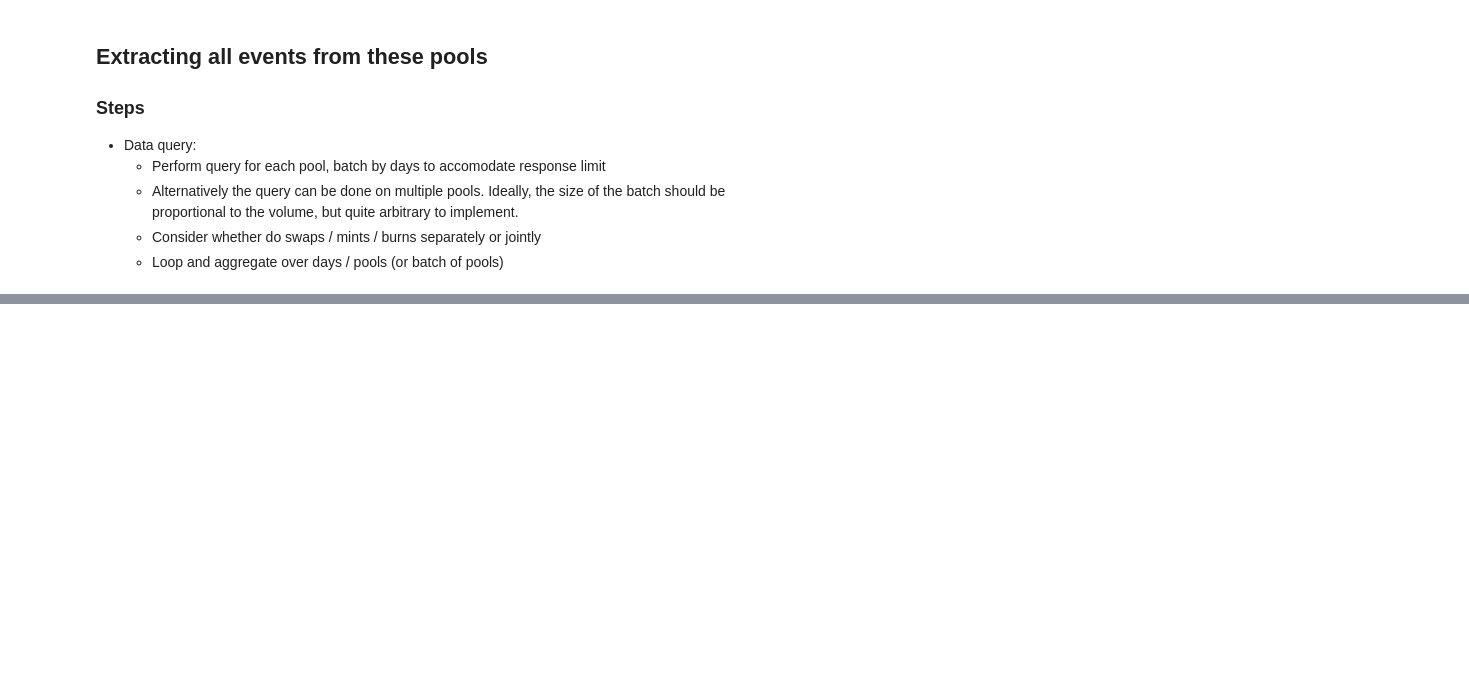
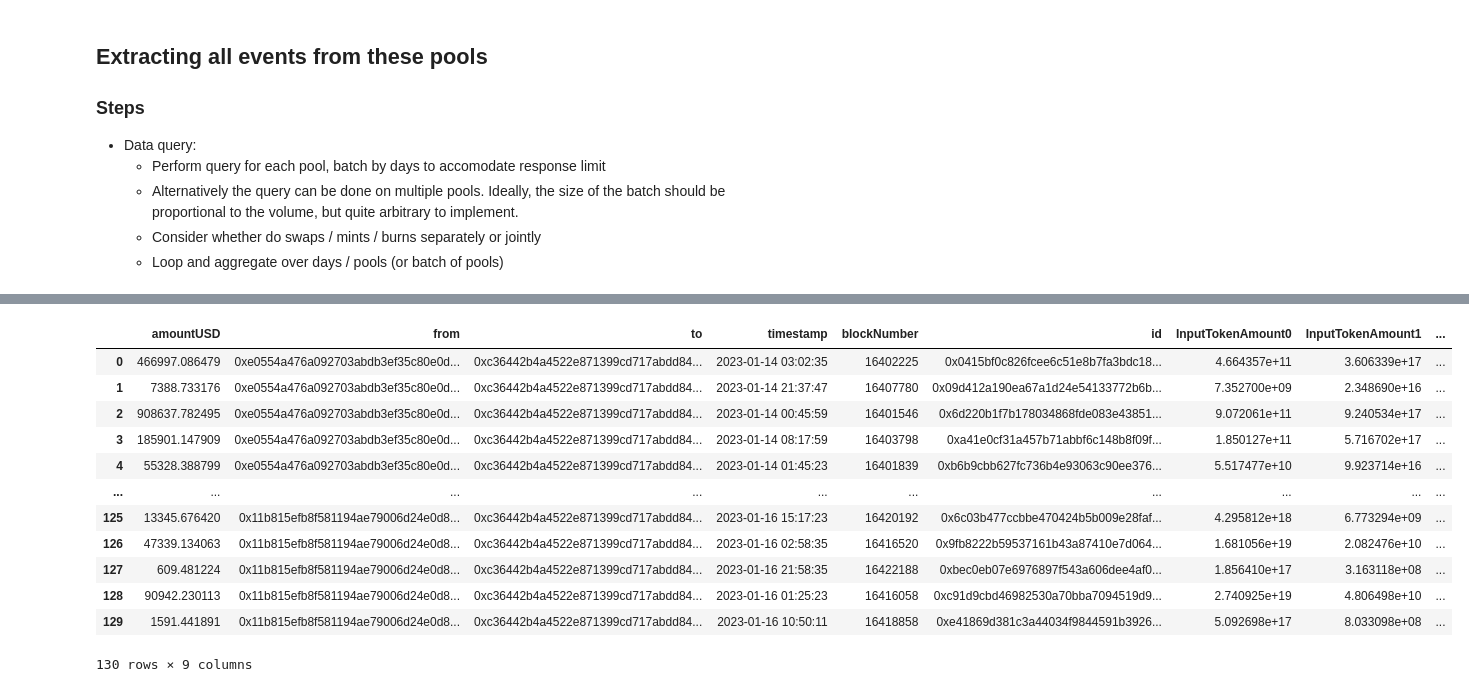
Before and after one commit to juliencarponcy/py0xcluster, a Jupyter notebook: notebooks/Pool_clustering.ipynb, the cells around one changed output, grey strips where cells are left out. Cells and saved outputs as stored; diff of their text form; code cells hidden in the pictures; blank space fills up the shorter version.

```diff
--- a/notebooks/Pool_clustering.ipynb
+++ b/notebooks/Pool_clustering.ipynb
@@ -166,0 +176,16 @@ Queriying from 2023-01-14 00:00:00 to 2023-01-15 00:00:00
+# %%
+uni3_events.withdraws
+# %% [output]
+|  | amountUSD | from | to | timestamp | blockNumber | id | InputTokenAmount0 | InputTokenAmount1 | ... |
+| 0 | 466997.086479 | 0xe0554a476a092703abdb3ef35c80e0d... | 0xc36442b4a4522e871399cd717abdd84... | 2023-01-14 03:02:35 | 16402225 | 0x0415bf0c826fcee6c51e8b7fa3bdc18... | 4.664357e+11 | 3.606339e+17 | ... |
+| 1 | 7388.733176 | 0xe0554a476a092703abdb3ef35c80e0d... | 0xc36442b4a4522e871399cd717abdd84... | 2023-01-14 21:37:47 | 16407780 | 0x09d412a190ea67a1d24e54133772b6b... | 7.352700e+09 | 2.348690e+16 | ... |
+| 2 | 908637.782495 | 0xe0554a476a092703abdb3ef35c80e0d... | 0xc36442b4a4522e871399cd717abdd84... | 2023-01-14 00:45:59 | 16401546 | 0x6d220b1f7b178034868fde083e43851... | 9.072061e+11 | 9.240534e+17 | ... |
+| 3 | 185901.147909 | 0xe0554a476a092703abdb3ef35c80e0d... | 0xc36442b4a4522e871399cd717abdd84... | 2023-01-14 08:17:59 | 16403798 | 0xa41e0cf31a457b71abbf6c148b8f09f... | 1.850127e+11 | 5.716702e+17 | ... |
+| 4 | 55328.388799 | 0xe0554a476a092703abdb3ef35c80e0d... | 0xc36442b4a4522e871399cd717abdd84... | 2023-01-14 01:45:23 | 16401839 | 0xb6b9cbb627fc736b4e93063c90ee376... | 5.517477e+10 | 9.923714e+16 | ... |
+| ... | ... | ... | ... | ... | ... | ... | ... | ... | ... |
+| 125 | 13345.676420 | 0x11b815efb8f581194ae79006d24e0d8... | 0xc36442b4a4522e871399cd717abdd84... | 2023-01-16 15:17:23 | 16420192 | 0x6c03b477ccbbe470424b5b009e28faf... | 4.295812e+18 | 6.773294e+09 | ... |
+| 126 | 47339.134063 | 0x11b815efb8f581194ae79006d24e0d8... | 0xc36442b4a4522e871399cd717abdd84... | 2023-01-16 02:58:35 | 16416520 | 0x9fb8222b59537161b43a87410e7d064... | 1.681056e+19 | 2.082476e+10 | ... |
+| 127 | 609.481224 | 0x11b815efb8f581194ae79006d24e0d8... | 0xc36442b4a4522e871399cd717abdd84... | 2023-01-16 21:58:35 | 16422188 | 0xbec0eb07e6976897f543a606dee4af0... | 1.856410e+17 | 3.163118e+08 | ... |
+| 128 | 90942.230113 | 0x11b815efb8f581194ae79006d24e0d8... | 0xc36442b4a4522e871399cd717abdd84... | 2023-01-16 01:25:23 | 16416058 | 0xc91d9cbd46982530a70bba7094519d9... | 2.740925e+19 | 4.806498e+10 | ... |
+| 129 | 1591.441891 | 0x11b815efb8f581194ae79006d24e0d8... | 0xc36442b4a4522e871399cd717abdd84... | 2023-01-16 10:50:11 | 16418858 | 0xe41869d381c3a44034f9844591b3926... | 5.092698e+17 | 8.033098e+08 | ... |
+130 rows × 9 columns
```
Also changed, not shown: parts of 23 cells of this notebook, 6 other files.
